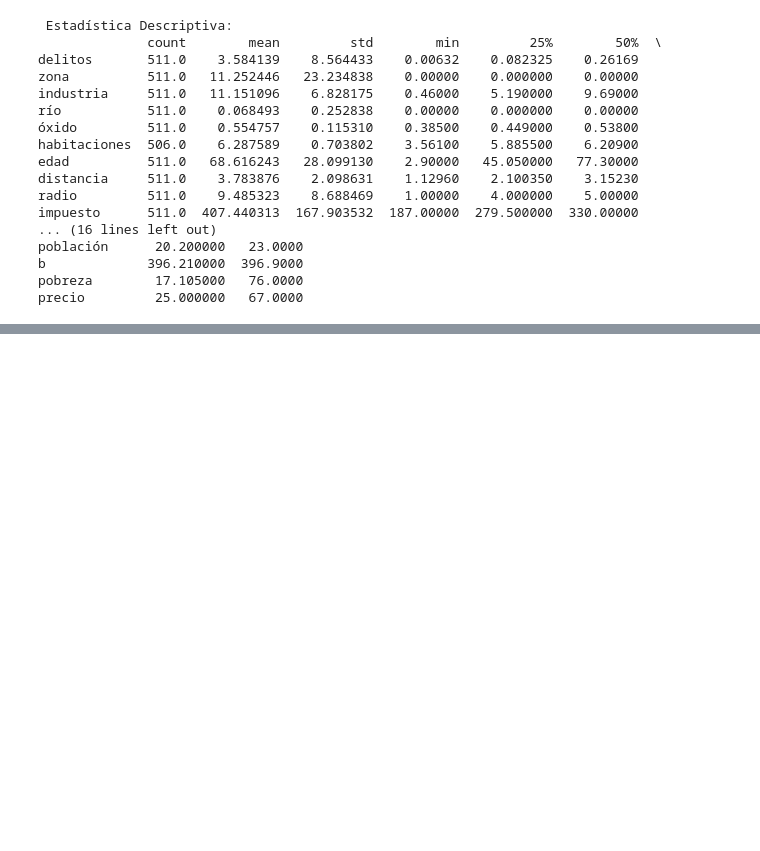
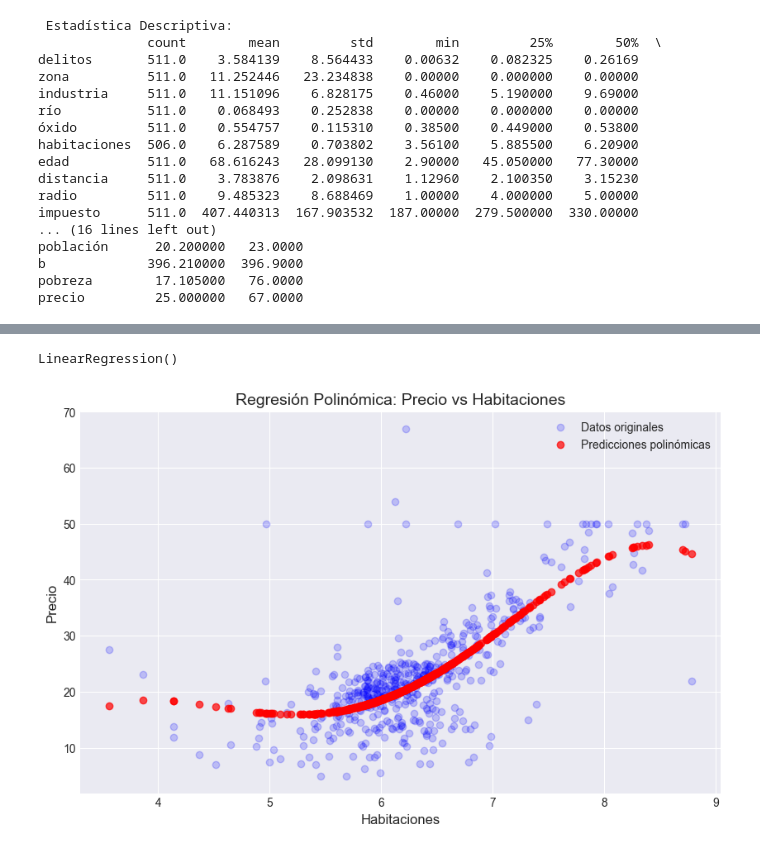
Before and after one commit to beyondAnalysIs/Machine_Learning_Python_scikit-learn, a Jupyter notebook: regresion/02_regresion_polinomica.ipynb, the cells around one changed output, grey strips where cells are left out. Saved outputs shown, nothing was run; the diff lists cells and outputs as text; code cells hidden in the pictures; blank space fills up the shorter version.

Commit message:
regresion polinomica / SVR máquinas de vectores de soporte 08/09/2025

```diff
--- a/regresion/02_regresion_polinomica.ipynb
+++ b/regresion/02_regresion_polinomica.ipynb
@@ -97,0 +175,16 @@ precio         25.000000   67.0000
+# %%
+# Aplicanción de regresión polinómica
+from sklearn.model_selection import train_test_split
+from sklearn.preprocessing import PolynomialFeatures
+from sklearn.linear_model import LinearRegression
+
+# Seleccionar variable independiente y dependiente
+X = df_copy['habitaciones'].values.reshape(-1, 1)  # Variable independiente
+y = df.iloc[:,-1].values # Variable dependiente
+
+# instanciar el objeto PolynomialFeatures con grado 2 (cuadrática)
+poly = PolynomialFeatures(degree=4)
+X_poly = poly.fit_transform(X)  # Transformar X a características polinómicas
+X_test, X_train, y_test, y_train = train_test_split(X_poly, y, test_size=0.2, random_state=42)
+
+print(f'Características polinómicas (primeras 4 filas): \n{X_poly[:4]}')
@@ -97,0 +201,17 @@ precio         25.000000   67.0000
+# %%
+regresion = LinearRegression()
+regresion.fit(X_poly, y)  # Entrenar el modelo con las características polinómicas
+# %% [output]
+LinearRegression()
+# %%
+plt.figure(figsize=(10, 6))
+plt.scatter(X, y, color='blue', alpha=0.2, label='Datos originales')
+plt.scatter(X, regresion.predict(X_poly), color='red', alpha=0.7, label='Predicciones polinómicas')
+plt.title('Regresión Polinómica: Precio vs Habitaciones')
+plt.xlabel('Habitaciones')
+plt.ylabel('Precio')
+plt.legend()
+plt.grid(True)
+plt.show()
+# %% [output]
+[figure, added]
```
Also changed, not shown: parts of 13 cells of this notebook, 1 other file.
